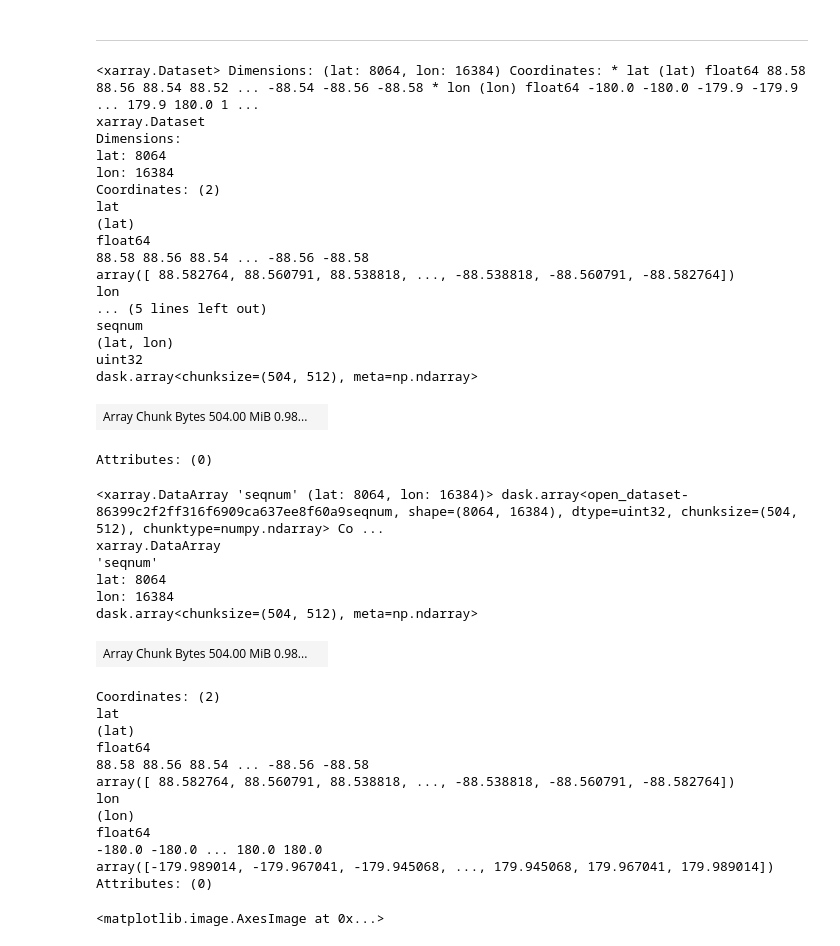
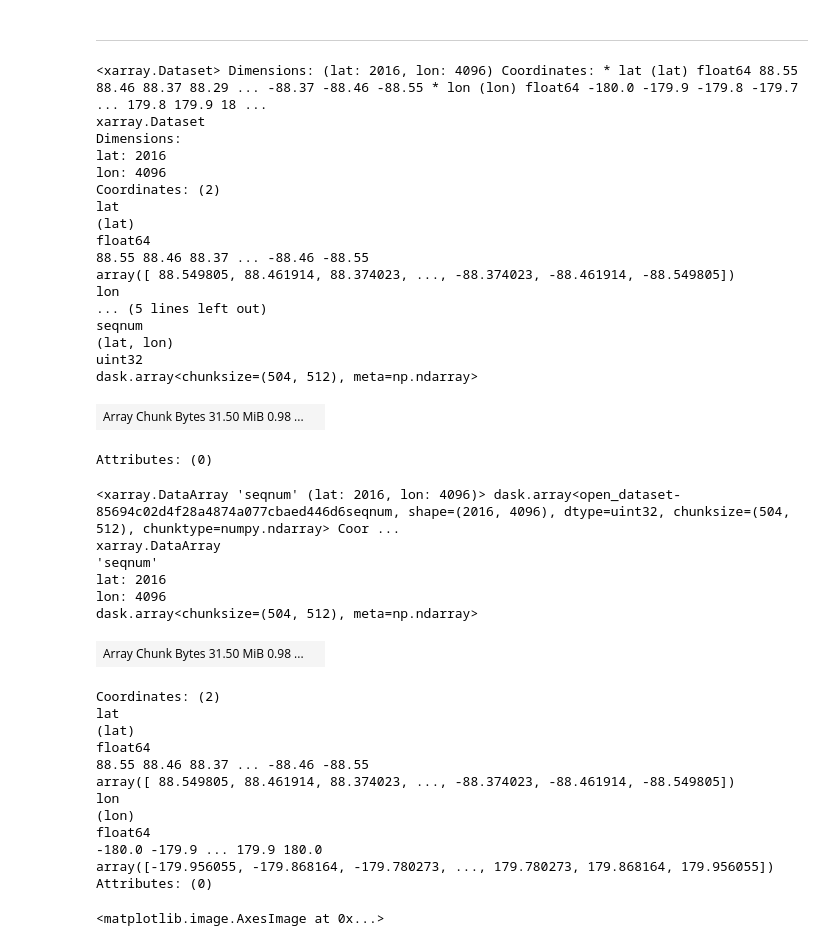
Before and after one commit to xcube-dev/xcube-smos, a Jupyter notebook: notebooks/open-l2-product.ipynb, the cells around one changed output. Cells and saved outputs as stored; diff of their text form; code cells hidden in the pictures.

```diff
--- a/notebooks/open-l2-product.ipynb
+++ b/notebooks/open-l2-product.ipynb
@@ -19,49 +19,49 @@ l2_product_path = "../testdata/SM_OPER_MIR_SMUDP2_20220405T182911_20220405T19222
 # %%
 dgg = SmosDiscreteGlobalGrid(dgg_path)
 # %%
-dgg_ds_0 = dgg.get_dataset(0)
+dgg_ds_2 = dgg.get_dataset(2)
 # %%
-dgg_ds_0
+dgg_ds_2
 # %% [output]
-<xarray.Dataset> Dimensions: (lat: 8064, lon: 16384) Coordinates: * lat (lat) float64 88.58 88.56 88.54 88.52 ... -88.54 -88.56 -88.58 * lon (lon) float64 -180.0 -180.0 -179.9 -179.9 ... 179.9 180.0 1 ...
+<xarray.Dataset> Dimensions: (lat: 2016, lon: 4096) Coordinates: * lat (lat) float64 88.55 88.46 88.37 88.29 ... -88.37 -88.46 -88.55 * lon (lon) float64 -180.0 -179.9 -179.8 -179.7 ... 179.8 179.9 18 ...
 xarray.Dataset
 Dimensions:
-lat: 8064
-lon: 16384
+lat: 2016
+lon: 4096
 Coordinates: (2)
 lat
 (lat)
 float64
-88.58 88.56 88.54 ... -88.56 -88.58
-array([ 88.582764, 88.560791, 88.538818, ..., -88.538818, -88.560791, -88.582764])
+88.55 88.46 88.37 ... -88.46 -88.55
+array([ 88.549805, 88.461914, 88.374023, ..., -88.374023, -88.461914, -88.549805])
 lon
 ... (5 lines left out)
 seqnum
 (lat, lon)
 uint32
 dask.array<chunksize=(504, 512), meta=np.ndarray>
-| Array Chunk Bytes 504.00 MiB 0.98... |  |
+| Array Chunk Bytes 31.50 MiB 0.98 ... |  |
 Attributes: (0)
 # %%
-dgg_ds_0.seqnum
+dgg_ds_2.seqnum
 # %% [output]
-<xarray.DataArray 'seqnum' (lat: 8064, lon: 16384)> dask.array<open_dataset-86399c2f2ff316f6909ca637ee8f60a9seqnum, shape=(8064, 16384), dtype=uint32, chunksize=(504, 512), chunktype=numpy.ndarray> Co ...
+<xarray.DataArray 'seqnum' (lat: 2016, lon: 4096)> dask.array<open_dataset-85694c02d4f28a4874a077cbaed446d6seqnum, shape=(2016, 4096), dtype=uint32, chunksize=(504, 512), chunktype=numpy.ndarray> Coor ...
 xarray.DataArray
 'seqnum'
-lat: 8064
-lon: 16384
+lat: 2016
+lon: 4096
 dask.array<chunksize=(504, 512), meta=np.ndarray>
-| Array Chunk Bytes 504.00 MiB 0.98... |  |
+| Array Chunk Bytes 31.50 MiB 0.98 ... |  |
 Coordinates: (2)
 lat
 (lat)
 float64
-88.58 88.56 88.54 ... -88.56 -88.58
-array([ 88.582764, 88.560791, 88.538818, ..., -88.538818, -88.560791, -88.582764])
+88.55 88.46 88.37 ... -88.46 -88.55
+array([ 88.549805, 88.461914, 88.374023, ..., -88.374023, -88.461914, -88.549805])
 lon
 (lon)
 float64
--180.0 -180.0 ... 180.0 180.0
-array([-179.989014, -179.967041, -179.945068, ..., 179.945068, 179.967041, 179.989014])
+-180.0 -179.9 ... 179.9 180.0
+array([-179.956055, -179.868164, -179.780273, ..., 179.780273, 179.868164, 179.956055])
 Attributes: (0)
 # %%
```
Also changed, not shown: parts of 13 cells of this notebook.
